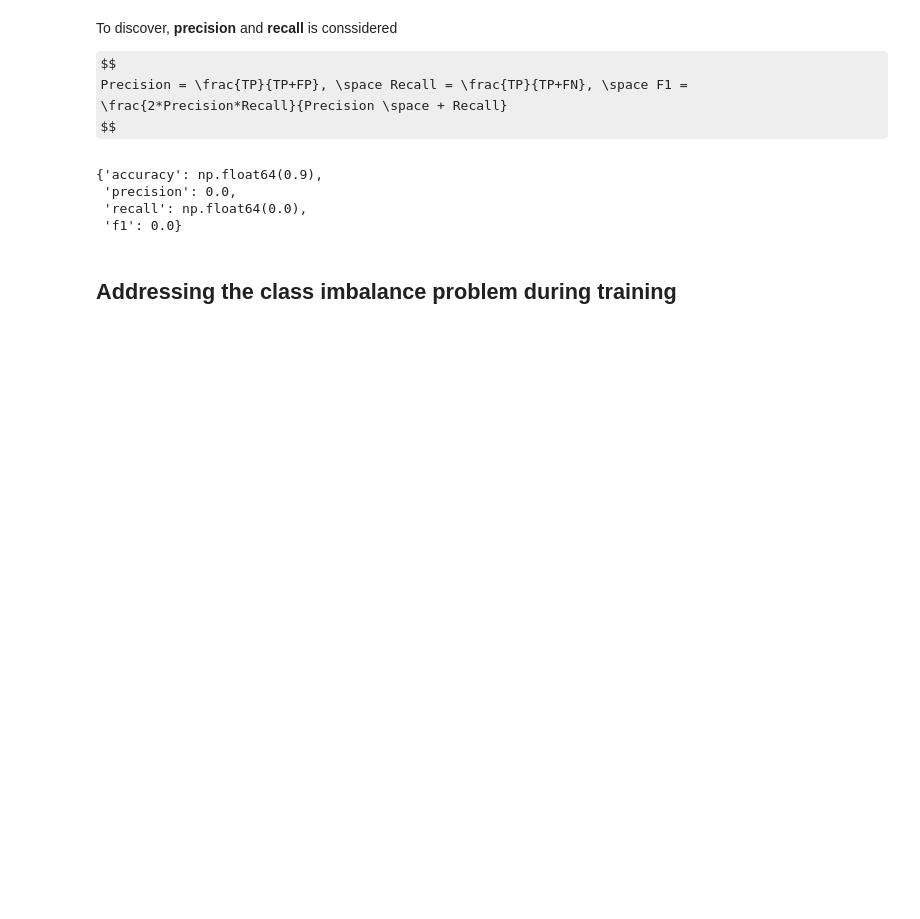
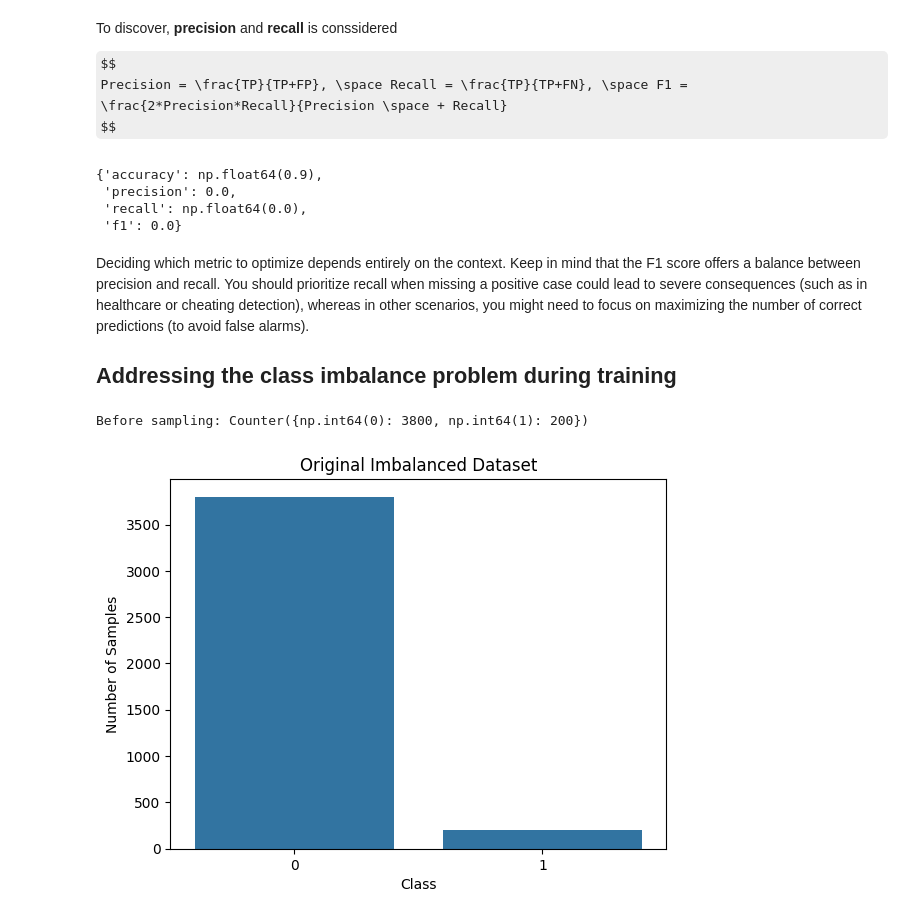
Before and after one commit to vennfungus/basic-ml, a Jupyter notebook: classimba.ipynb, the cells around one changed output. Cells and saved outputs as stored; diff of their text form; code cells hidden in the pictures; some formulas as TeX source; blank space fills up the shorter version.

Commit message:
adding handle class imbalance

```diff
--- a/classimba.ipynb
+++ b/classimba.ipynb
@@ -97,16 +97,29 @@ display(metrics_from_cm(confusion_matrix))
  'recall': np.float64(0.0),
  'f1': 0.0}
 # %% [markdown]
+Deciding which metric to optimize depends entirely on the context. Keep in mind that the F1 score offers a balance between precision and recall. You should prioritize recall when missing a positive case could lead to severe consequences (such as in healthcare or cheating detection), whereas in other scenarios, you might need to focus on maximizing the number of correct predictions (to avoid false alarms).
+
 ## Addressing the class imbalance problem during training
 # %%
 import matplotlib.pyplot as plt
 import seaborn as sns
 
 from sklearn.model_selection import train_test_split
 from sklearn.datasets import make_classification
+from collections import Counter
 
 # Create un imbalance dataset (ratio 95:5)
 X, y = make_classification(n_samples=5000, n_features=20, n_informative=15,
                            n_redundant=5, weights=[0.95], flip_y=0, random_state=42)
 
-X_train, X_test, y_train, y_test = train_test_split(X, y, test_size=0.3, random_state=42, stratify=y)
+X_train, X_test, y_train, y_test = train_test_split(X, y, test_size=0.2, random_state=42, stratify=y)
+print("Before sampling:", Counter(y_train))
+
+sns.countplot(x=y_train)
+plt.title("Original Imbalanced Dataset")
+plt.xlabel("Class")
+plt.ylabel("Number of Samples")
+plt.show()
+# %% [output]
+Before sampling: Counter({np.int64(0): 3800, np.int64(1): 200})
+[figure, added]
```
Also changed, not shown: parts of 5 cells of this notebook, 2 other files.
